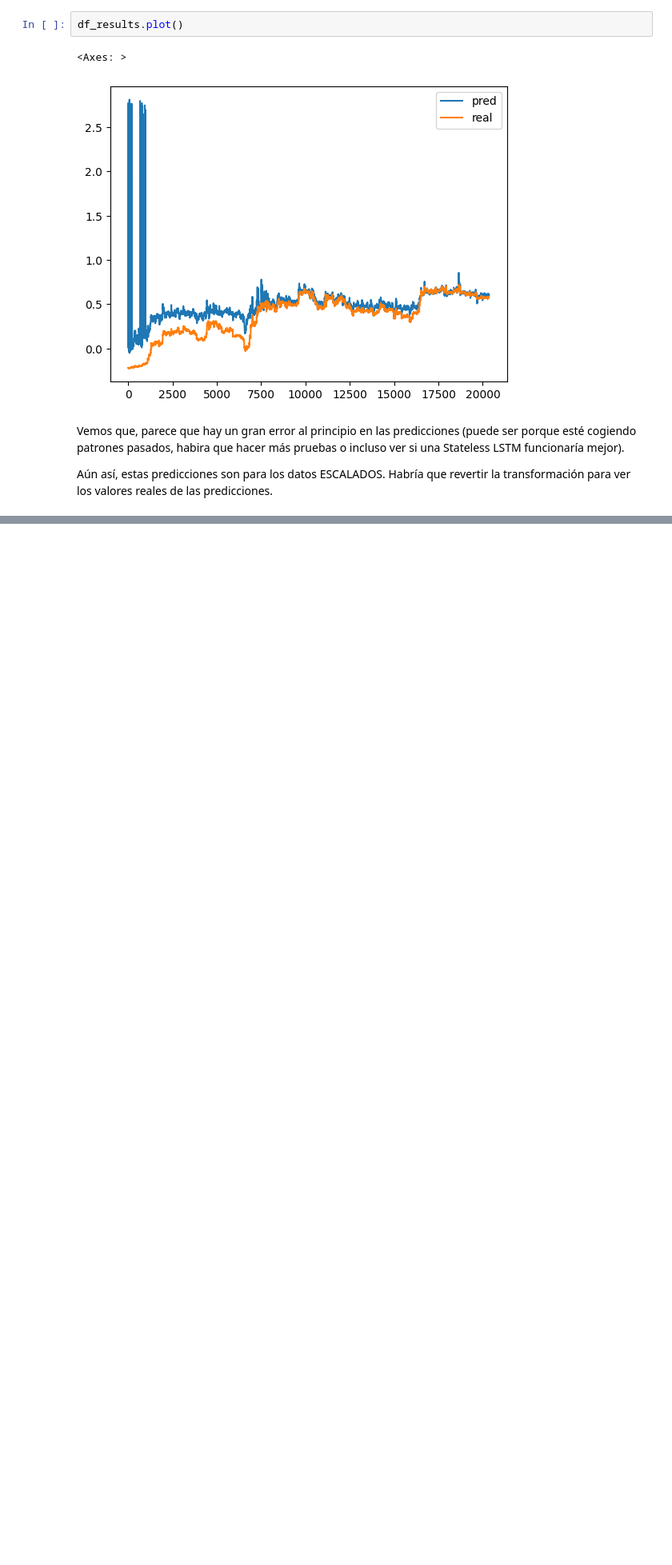
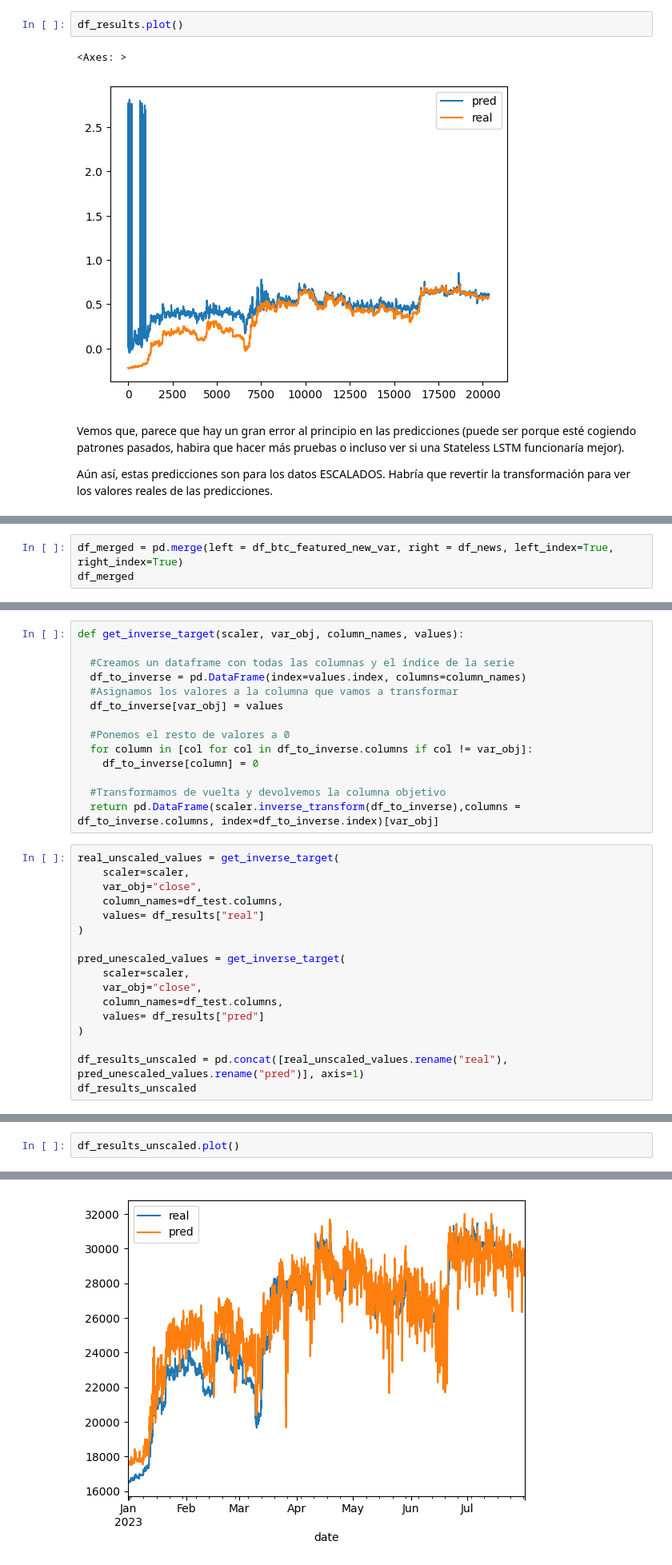
Before and after one commit to robercg33/ML-projects, a Jupyter notebook: BTC price prediction + GDELT news/time_series_btc.ipynb, the cells around one changed output, grey strips where cells are left out. Shown at 80% size. Drawn from its saved outputs; the diff is of its cells as text; blank space fills up the shorter version.

```diff
--- a/BTC price prediction + GDELT news/time_series_btc.ipynb
+++ b/BTC price prediction + GDELT news/time_series_btc.ipynb
@@ -1053,0 +1094,3 @@ Aún así, estas predicciones son para los datos ESCALADOS. Habría que revertir
+# %%
+df_merged = pd.merge(left = df_btc_featured_new_var, right = df_news, left_index=True, right_index=True)
+df_merged
@@ -1053,0 +1513,31 @@ Aún así, estas predicciones son para los datos ESCALADOS. Habría que revertir
+# %%
+def get_inverse_target(scaler, var_obj, column_names, values):
+
+  #Creamos un dataframe con todas las columnas y el índice de la serie
+  df_to_inverse = pd.DataFrame(index=values.index, columns=column_names)
+  #Asignamos los valores a la columna que vamos a transformar
+  df_to_inverse[var_obj] = values
+
+  #Ponemos el resto de valores a 0
+  for column in [col for col in df_to_inverse.columns if col != var_obj]:
+    df_to_inverse[column] = 0
+
+  #Transformamos de vuelta y devolvemos la columna objetivo
+  return pd.DataFrame(scaler.inverse_transform(df_to_inverse),columns = df_to_inverse.columns, index=df_to_inverse.index)[var_obj]
+# %%
+real_unscaled_values = get_inverse_target(
+    scaler=scaler,
+    var_obj="close",
+    column_names=df_test.columns,
+    values= df_results["real"]
+)
+
+pred_unescaled_values = get_inverse_target(
+    scaler=scaler,
+    var_obj="close",
+    column_names=df_test.columns,
+    values= df_results["pred"]
+)
+
+df_results_unscaled = pd.concat([real_unscaled_values.rename("real"), pred_unescaled_values.rename("pred")], axis=1)
+df_results_unscaled
@@ -1053,0 +1561,3 @@ Aún así, estas predicciones son para los datos ESCALADOS. Habría que revertir
+# %%
+df_results_unscaled.plot()
+# %% [output]
@@ -1053,0 +1565 @@ Aún así, estas predicciones son para los datos ESCALADOS. Habría que revertir
+[figure, added]
```
Also changed, not shown: parts of 55 cells of this notebook.
